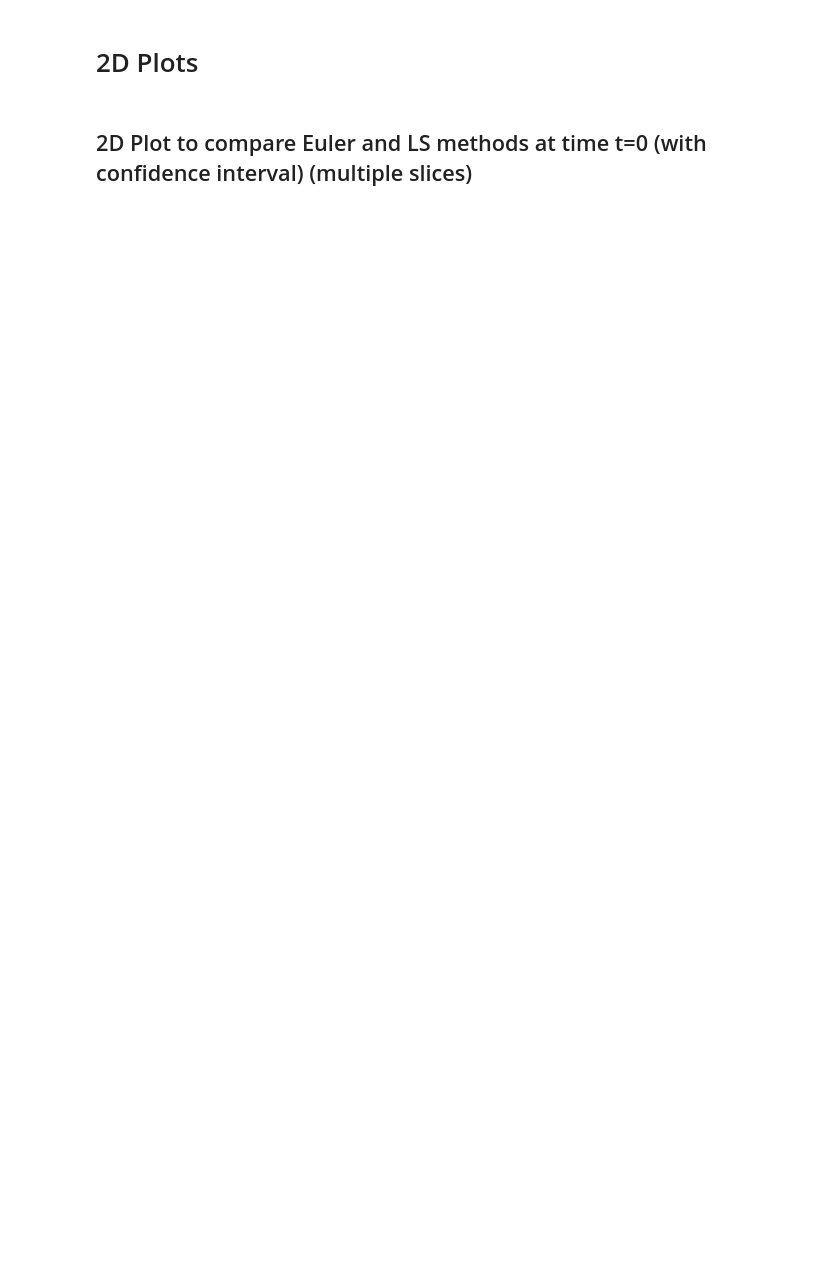
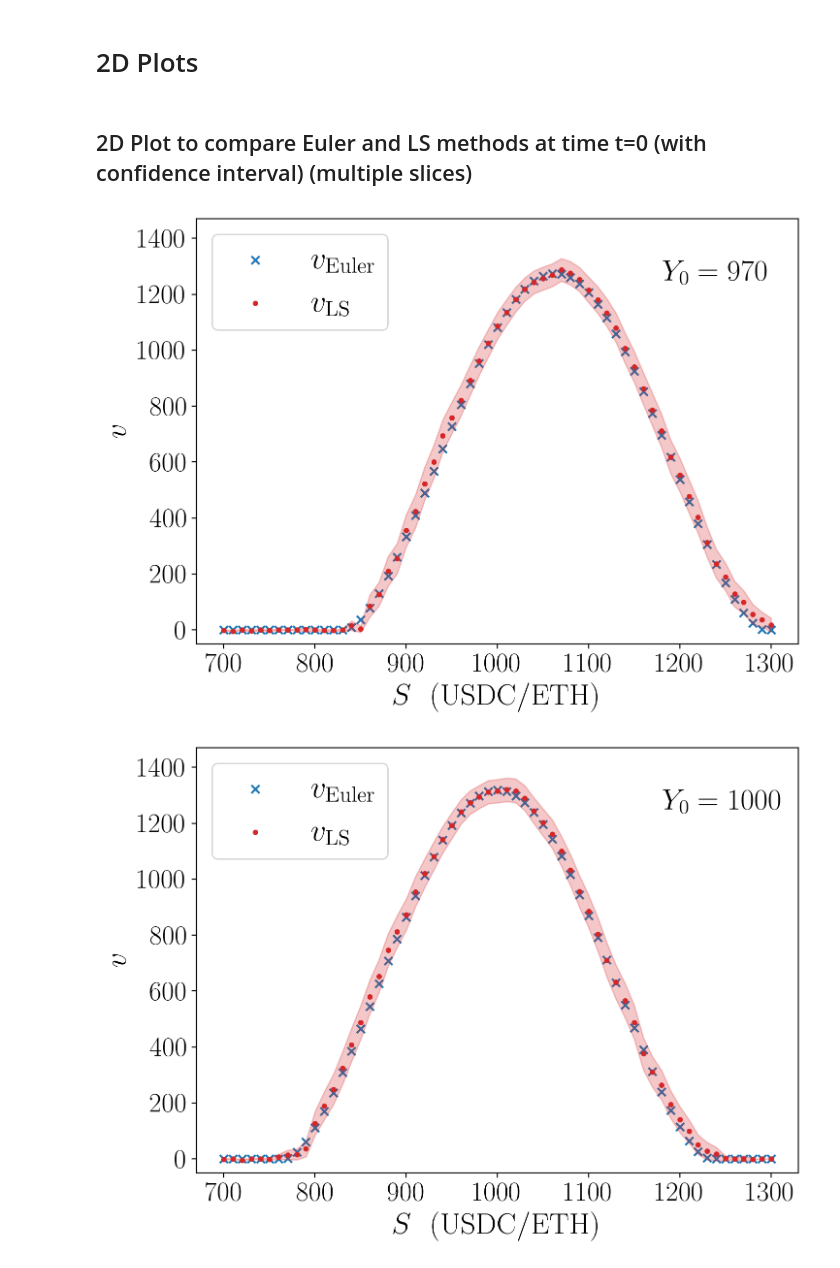
Before and after one commit to sb-bbr/AMM-Optimal-Exit-Time, a Jupyter notebook: Code/AMMSimulation.ipynb, the cells around one changed output. Saved outputs shown, nothing was run; the diff lists cells and outputs as text; code cells hidden in the pictures; blank space fills up the shorter version.

```diff
--- a/Code/AMMSimulation.ipynb
+++ b/Code/AMMSimulation.ipynb
@@ -386,8 +234,0 @@ res_euler = loaded_dicts['res_euler']
-# %%
-v_max_list = []
-
-for i in range(value_function_LS_dict['Y0'].shape[0]):
-    jump_index = int(np.where(res_euler['jumps_grid'] == value_function_LS_dict['Y0'][i])[0][0])
-    v_max_list.append(np.max(value_function_euler[int(params_grid['n_steps']*time_factor), jump_index, :]))
-
-v_max = np.max(v_max_list)
@@ -569,23 +467,26 @@ plt.show()
 # %%
 for i in range(value_function_LS_dict['Y0'].shape[0]):
 
     fig, axs = plt.subplots(1, 1, sharex=True, figsize=(8,6))
     #fig.tight_layout()
 
-    jump_index = int(np.where(res_euler['jumps_grid'] == value_function_LS_dict['Y0'][i])[0][0])
+    jump_index = int(np.where(res_dict_risk_neutral['res_euler_dict']['jumps_grid'] == value_function_LS_dict['Y0'][i])[0][0])
 
-    plt.scatter(x=res_euler['external_mid_price_S'],y=value_function_euler[0, jump_index, :], label=r'$v_{\mathrm{Euler}}$', color ='tab:blue', marker='x')
-    plt.scatter(x=res_euler['external_mid_price_S'],y=value_function_LS_dict['value_function_LS'][i, :], label=r'$v_{\mathrm{LS}}$', color='tab:red', marker='.')
-    plt.fill_between(x=res_euler['external_mid_price_S'],y1=value_function_LS_dict['confidence_intervals'][i, :, 0], y2=value_function_LS_dict['confidence_intervals'][i, :, 1], color='tab:red', alpha=0.25)
+    plt.scatter(x=res_dict_risk_neutral['res_euler_dict']['external_mid_price_S'],y=value_function_euler[0, jump_index, :], label=r'$v_{\mathrm{Euler}}$', color ='tab:blue', marker='x')
+    plt.scatter(x=res_dict_risk_neutral['res_euler_dict']['external_mid_price_S'],y=value_function_LS_dict['value_function_LS'][i, :], label=r'$v_{\mathrm{LS}}$', color='tab:red', marker='.')
+    plt.fill_between(x=res_dict_risk_neutral['res_euler_dict']['external_mid_price_S'],y1=value_function_LS_dict['confidence_intervals'][i, :, 0], y2=value_function_LS_dict['confidence_intervals'][i, :, 1], color='tab:red', alpha=0.25)
     plt.xlabel(r'$S$~~$\mathrm{(USDC/ETH)}$', fontsize = fsL+3)
     plt.ylabel(r'$v$', fontsize = fsL+3)
     plt.annotate(r'$Y_0 = ' + str(value_function_LS_dict['Y0'][i]) + '$', xy=(1180, y_max-50), xytext=(1, 0), textcoords='offset points', fontsize=fsL+3)
     plt.legend(fontsize=fsL+4, loc='upper left')
 
     plt.gca().yaxis.set_major_locator(MaxNLocator(integer=True, prune='lower', nbins=8))
     plt.ylim(-50,y_max + 170)
 
     fig.subplots_adjust(bottom=0.15)
-    plt.savefig(f'2d-plot-euler-vs-ls-{value_function_LS_dict['Y0'][i]}.pdf', dpi=dpi)
+    plt.savefig(f'figures/2d-plot_euler_vs_LS-{value_function_LS_dict['Y0'][i]}.pdf', dpi=dpi)
 
     plt.show()
+# %% [output]
+[figure, added]
+[figure, added]
```
Also changed, not shown: parts of 25 cells of this notebook, 44 other files.
